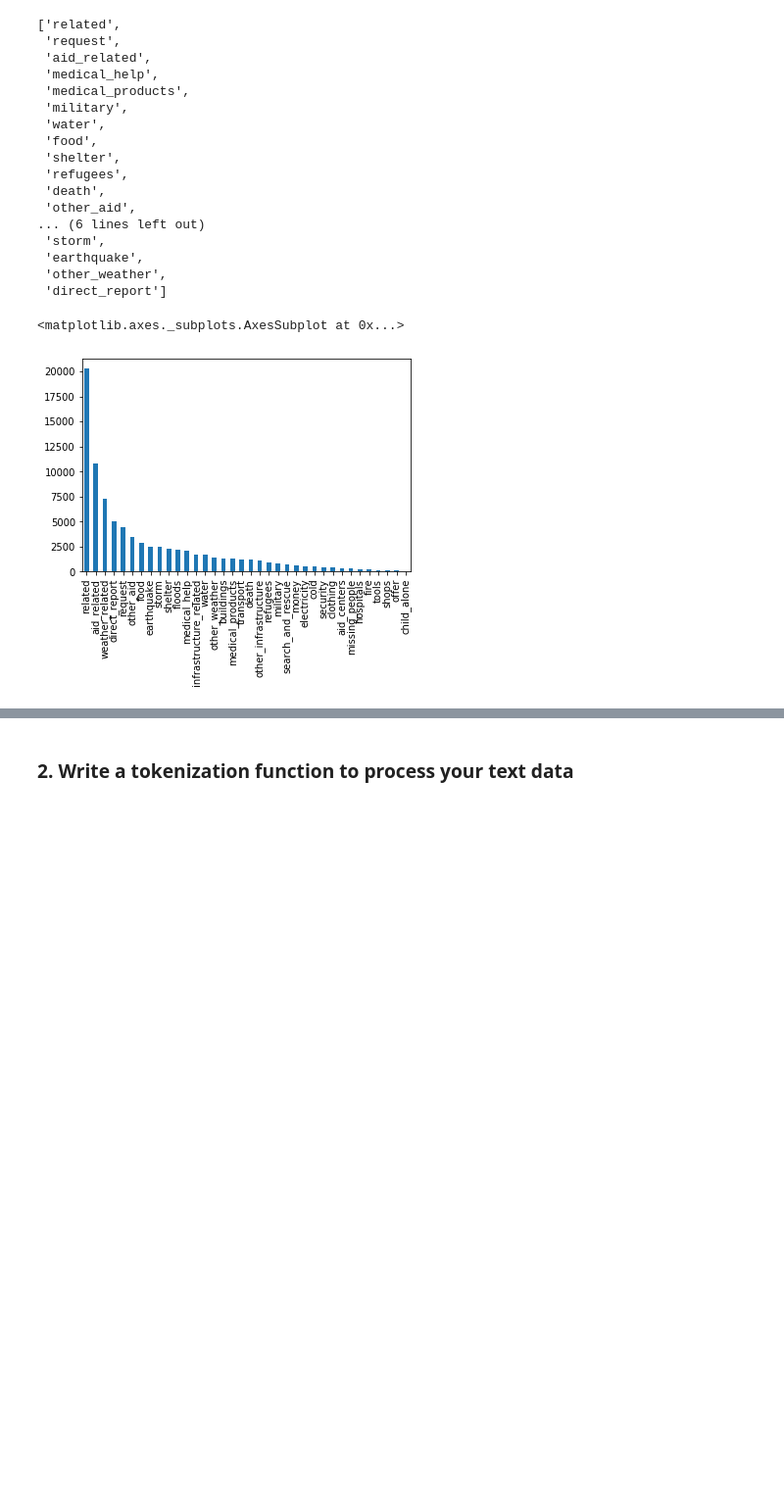
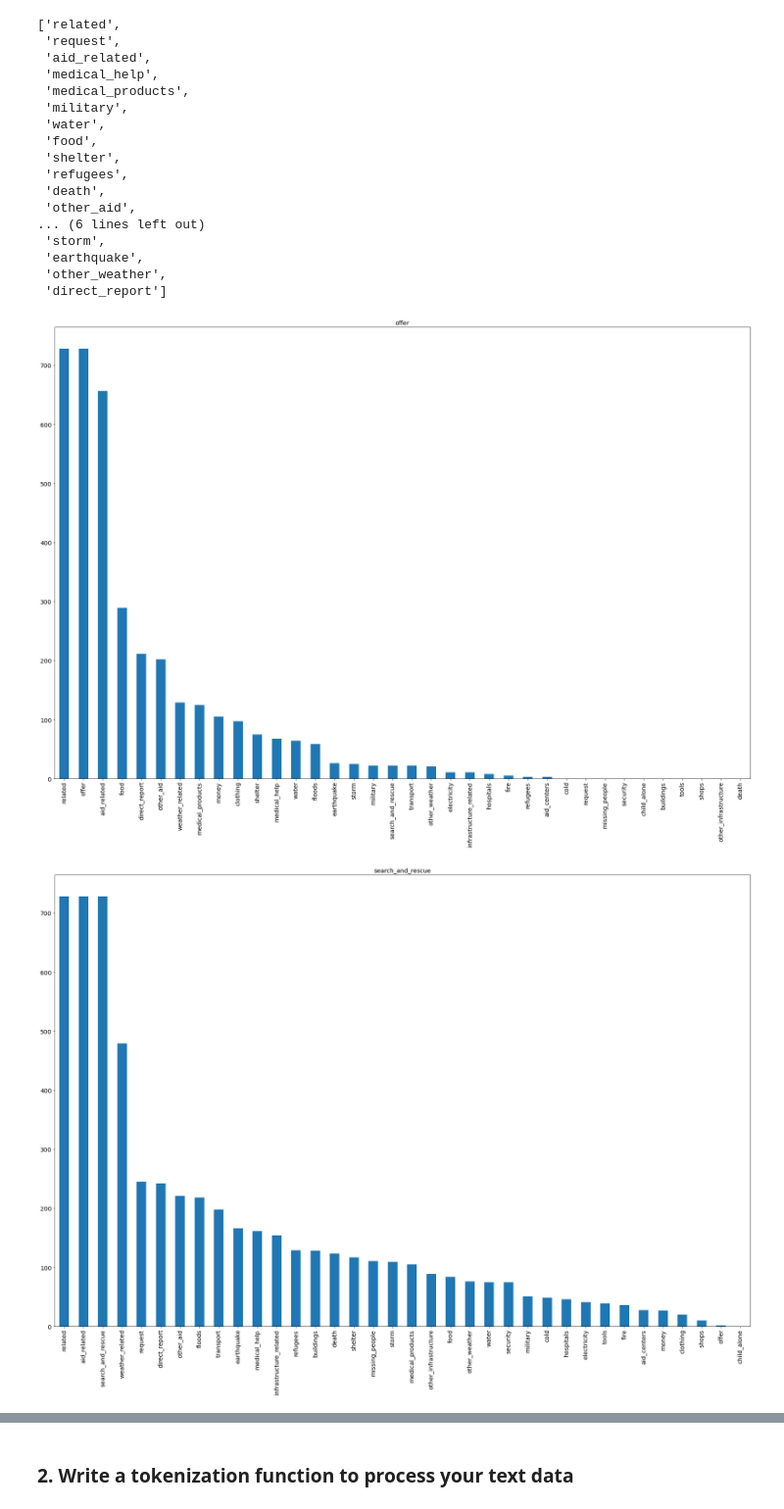
Before and after one commit to Lamiaka/DisasterResponseProject, a Jupyter notebook: jupyter notebooks/ML Pipeline Preparation.ipynb, the cells around one changed output, grey strips where cells are left out. Shown at 98% size. Cells and saved outputs as stored; diff of their text form; code cells hidden in the pictures; blank space fills up the shorter version.

```diff
--- a/jupyter notebooks/ML Pipeline Preparation.ipynb
+++ b/jupyter notebooks/ML Pipeline Preparation.ipynb
@@ -156,3 +77,0 @@ Y.index.tolist()
-# %%
-partial_df = Y[Y['child_alone'] == 1]
-partial_df.shape[0]
@@ -197,8 +114,3 @@ categories_to_downsample
  'earthquake',
  'other_weather',
  'direct_report']
-# %%
-Y.sum().sort_values(ascending=False).plot.bar()
-# %% [output]
-<matplotlib.axes._subplots.AxesSubplot at 0x...>
-[figure, removed]
@@ -206,0 +117,13 @@ Y.sum().sort_values(ascending=False).plot.bar()
+# %%
+index = []
+for c in categories_to_upsample:
+    partial_df = Y[Y[c] == 1 ]
+    if partial_df.shape[0] >0:
+        sample_df = partial_df.sample(replace=True,n=occurence_target).reset_index()
+        sample_df.drop(columns='index').sum().sort_values(ascending=False).plot.bar()
+        plt.title(c)
+        plt.show()
+        index+=(sample_df['index'].tolist())
+# %% [output]
+[figure, added]
+[figure, added]
```
Also changed, not shown: parts of 39 cells of this notebook.
